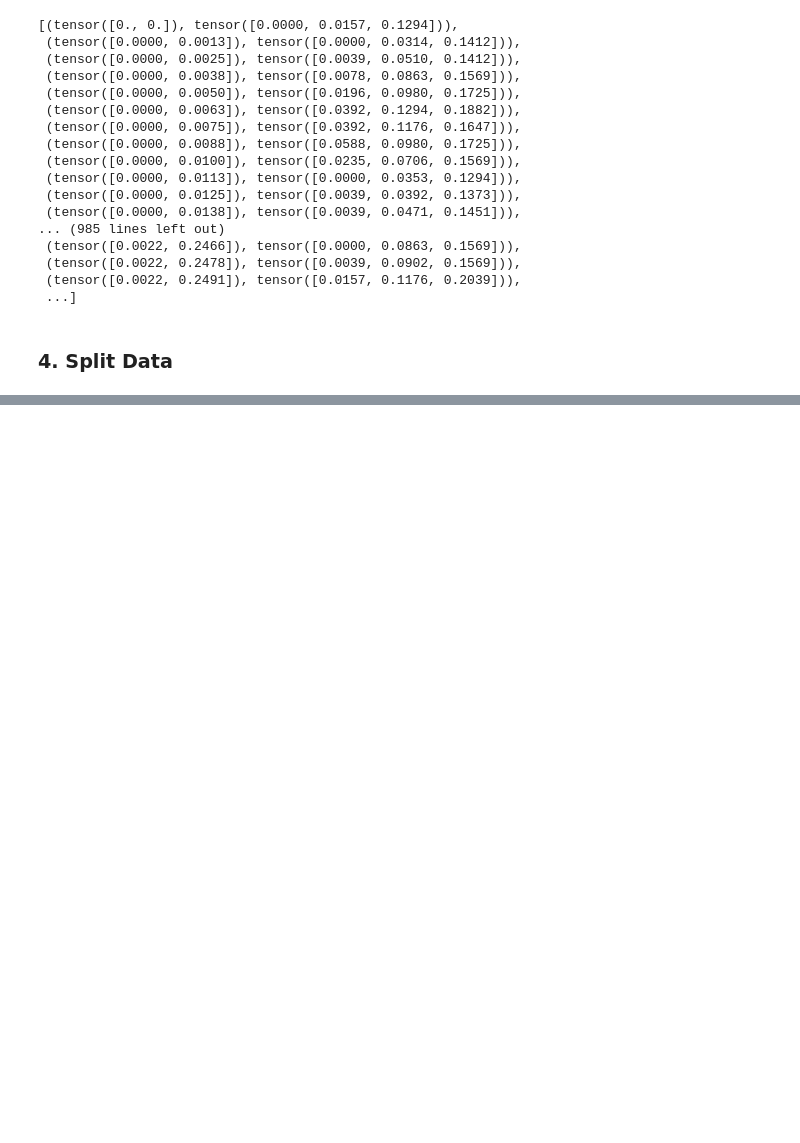
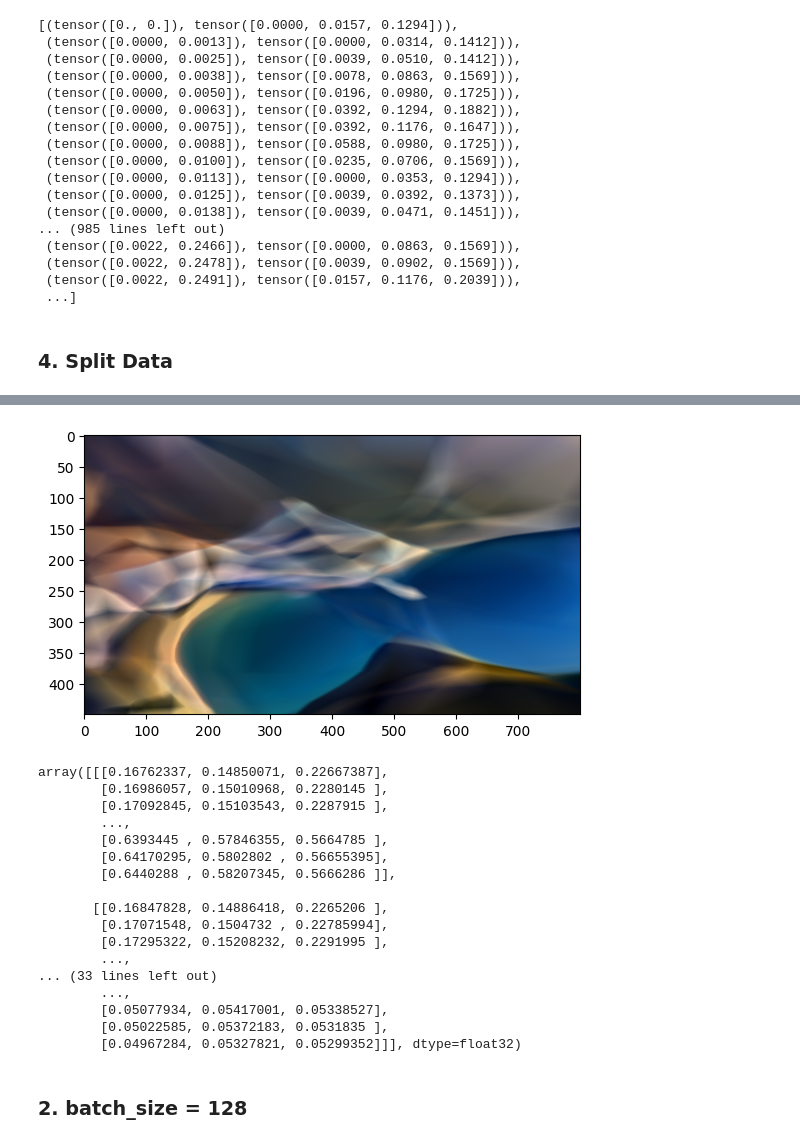
Before and after one commit to abdipourasl/Deep-Learning-1402, a Jupyter notebook: DL2.ipynb, the cells around one changed output, grey strips where cells are left out. Cells and saved outputs as stored; diff of their text form; code cells hidden in the pictures; blank space fills up the shorter version.

```diff
--- a/DL2.ipynb
+++ b/DL2.ipynb
@@ -1104,0 +578,31 @@ pyplot.ylabel('1')
+# %%
+model = nn.Sequential(
+    nn.Linear(2, 256),
+    nn.ReLU(),
+    nn.Linear(256, 128),
+    nn.ReLU(),
+    nn.Linear(128, 64),
+    nn.ReLU(),
+    nn.Linear(64, 32),
+    nn.ReLU(),
+    nn.Linear(32, 3),
+)
+# %%
+criterion = nn.MSELoss()
+
+# specify optimizer
+optimizer = torch.optim.SGD(model.parameters(), lr=0.8, momentum= 0.4)
+scheduler = torch.optim.lr_scheduler.ExponentialLR(optimizer, gamma=0.9)
+# %%
+batch_size = 64
+train_loader = DataLoader(train_dataset, batch_size=batch_size, shuffle=True)
+val_loader = DataLoader(val_dataset, batch_size=batch_size, shuffle=False)
+
+# Example usage:
+# for epoch in range(num_epochs):
+#     for batch in train_loader:
+#         # Training logic here
+
+#     # Validation after each epoch
+#     for val_batch in val_loader:
+#         # Validation logic here
@@ -1104,0 +684,13 @@ pyplot.ylabel('1')
+# %%
+full_image = DataLoader(dataset, batch_size=len(dataset), shuffle=False)
+model.eval
+for data, target in full_image:
+    output = model(data)
+full_image2 = output.detach().numpy()
+full_image3 = np.reshape(full_image2,(450,800,3))
+full_image3=np.clip(full_image3,0,255)
+plt.figure()
+plt.imshow(full_image3)
+plt.show()
+full_image3
+# %% [output]
@@ -1104,0 +698,22 @@ pyplot.ylabel('1')
+[figure, added]
+array([[[0.16762337, 0.14850071, 0.22667387],
+        [0.16986057, 0.15010968, 0.2280145 ],
+        [0.17092845, 0.15103543, 0.2287915 ],
+        ...,
+        [0.6393445 , 0.57846355, 0.5664785 ],
+        [0.64170295, 0.5802802 , 0.56655395],
+        [0.6440288 , 0.58207345, 0.5666286 ]],
+
+       [[0.16847828, 0.14886418, 0.2265206 ],
+        [0.17071548, 0.1504732 , 0.22785994],
+        [0.17295322, 0.15208232, 0.2291995 ],
+        ...,
+... (33 lines left out)
+        ...,
+        [0.05077934, 0.05417001, 0.05338527],
+        [0.05022585, 0.05372183, 0.0531835 ],
+        [0.04967284, 0.05327821, 0.05299352]]], dtype=float32)
+# %% [markdown]
+
+
+### 2. batch_size = 128
```
Also changed, not shown: parts of 228 cells of this notebook.
